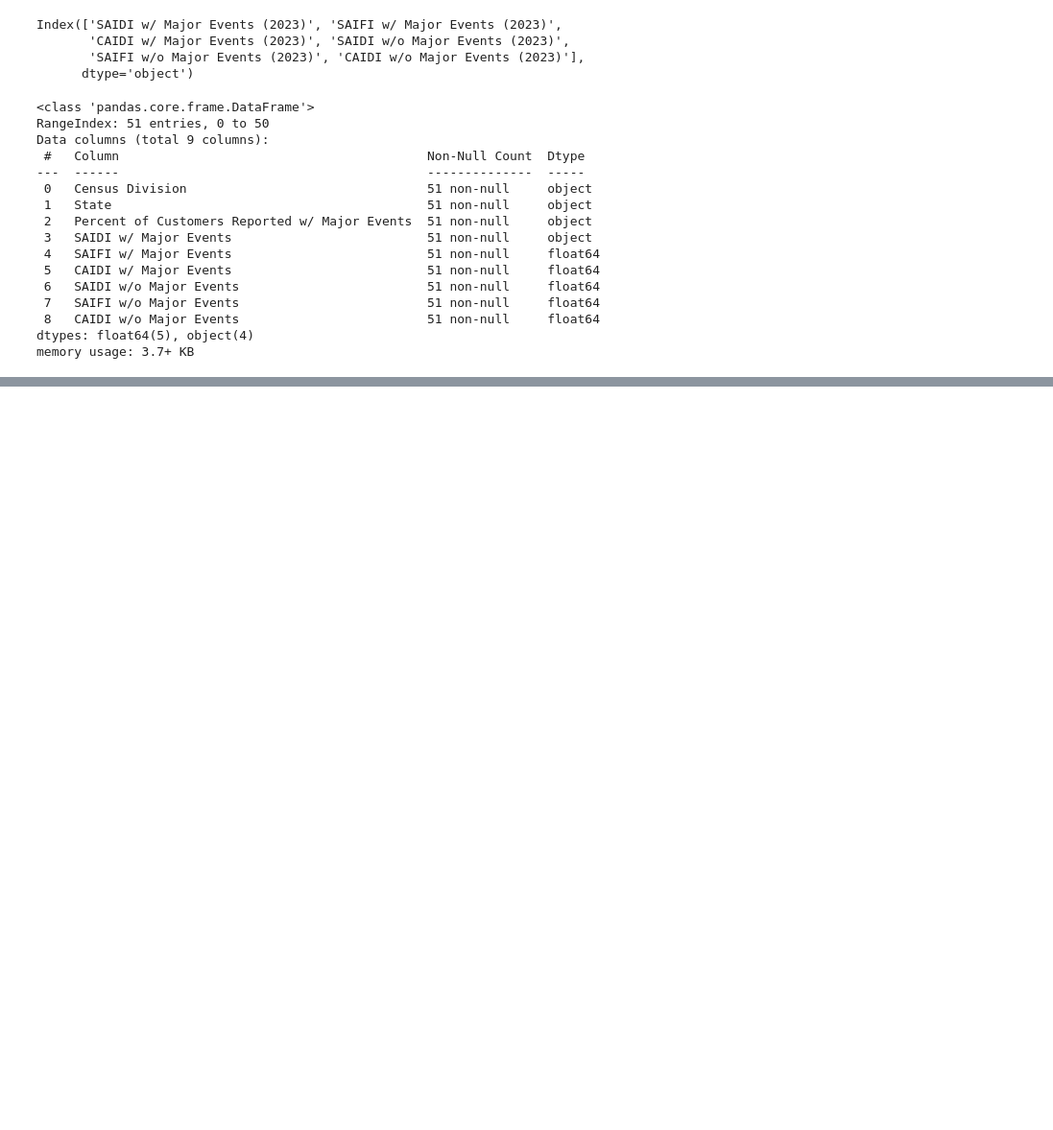
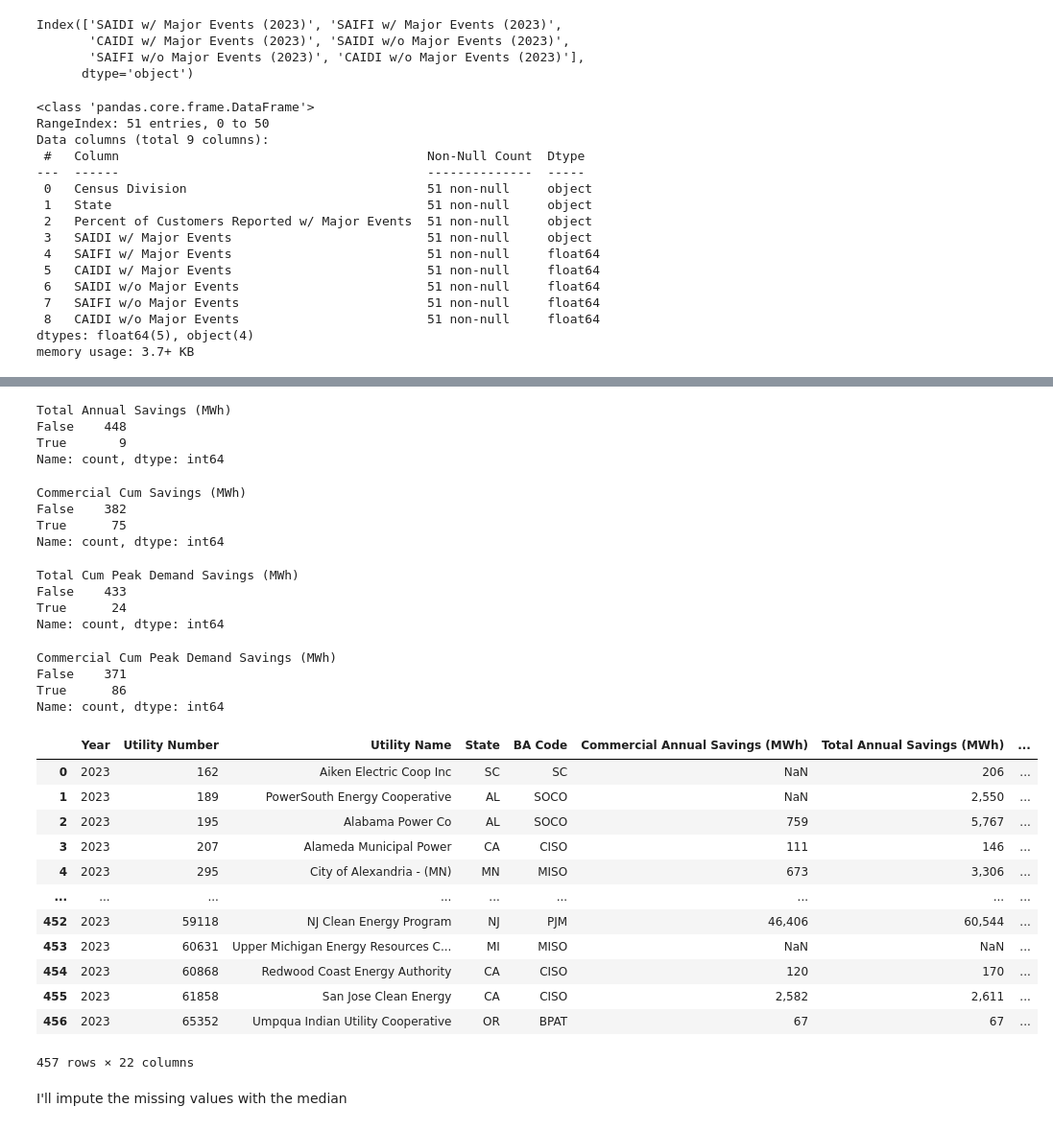
Before and after one commit to sabrinasayed99/Data_Center_Sites, a Jupyter notebook: cleaning.ipynb, the cells around one changed output, grey strips where cells are left out. Shown at 96% size. Saved outputs shown, nothing was run; the diff lists cells and outputs as text; code cells hidden in the pictures; blank space fills up the shorter version.

Commit message:
cleaning pt 3

```diff
--- a/cleaning.ipynb
+++ b/cleaning.ipynb
@@ -456,0 +661,4 @@ reliability_distribution['Percent of Customers Reported w/ Major Events'] = reli
+# %%
+# Convert Year column to int
+efficiency_df['Year'] = efficiency_df['Year'].astype(int)
+efficiency_df.info()
@@ -456,0 +683,4 @@ reliability_distribution['Percent of Customers Reported w/ Major Events'] = reli
+# %%
+# Convert Utility Number column to integer type
+efficiency_df['Utility Number'] = efficiency_df['Utility Number'].astype(int)
+efficiency_df.info()
@@ -456,0 +741,4 @@ reliability_distribution['Percent of Customers Reported w/ Major Events'] = reli
+# %%
+# Rename Nan values in BA Code column
+efficiency_df['BA Code'] = efficiency_df['BA Code'].fillna('Unknown')
+efficiency_df['BA Code'].isna().value_counts()
@@ -456,0 +812,12 @@ reliability_distribution['Percent of Customers Reported w/ Major Events'] = reli
+# %%
+# Drop the Industrial Annual Savings column, half of the values are missing and we will just prioritize Commercial buildings
+efficiency_df = efficiency_df.drop(columns=['Industrial Annual Savings (MWh)',
+                                            'Industrial Peak Demand Annual Savings (MW)',
+                                            'Industrial Cum Savings (MWh)',
+                                            'Industrial Cum Peak Demand Savings (MWh)',
+                                            'Industrial Annual Incent Cost (Thousand $)',
+                                            'Industrial Non-Incentive Annual Costs (Thousand $)',
+                                            'Industrial Incentive Cum Costs (Thousand $)',
+                                            'Industrial Non-Incentive Cum Costs (Thousand $)',
+                                            'Industrial Weighted Avg Life (Yrs)'
+                                            ])
@@ -456,0 +843,46 @@ reliability_distribution['Percent of Customers Reported w/ Major Events'] = reli
+# %%
+efficiency_df['Total Annual Savings (MWh)'].isna().value_counts()
+# %% [output]
+Total Annual Savings (MWh)
+False    448
+True       9
+Name: count, dtype: int64
+# %%
+efficiency_df['Commercial Cum Savings (MWh)'].isna().value_counts()
+# %% [output]
+Commercial Cum Savings (MWh)
+False    382
+True      75
+Name: count, dtype: int64
+# %%
+efficiency_df['Total Cum Peak Demand Savings (MWh)'].isna().value_counts()
+# %% [output]
+Total Cum Peak Demand Savings (MWh)
+False    433
+True      24
+Name: count, dtype: int64
+# %%
+efficiency_df['Commercial Cum Peak Demand Savings (MWh)'].isna().value_counts()
+# %% [output]
+Commercial Cum Peak Demand Savings (MWh)
+False    371
+True      86
+Name: count, dtype: int64
+# %%
+efficiency_df
+# %% [output]
+|  | Year | Utility Number | Utility Name | State | BA Code | Commercial Annual Savings (MWh) | Total Annual Savings (MWh) | ... |
+| 0 | 2023 | 162 | Aiken Electric Coop Inc | SC | SC | NaN | 206 | ... |
+| 1 | 2023 | 189 | PowerSouth Energy Cooperative | AL | SOCO | NaN | 2,550 | ... |
+| 2 | 2023 | 195 | Alabama Power Co | AL | SOCO | 759 | 5,767 | ... |
+| 3 | 2023 | 207 | Alameda Municipal Power | CA | CISO | 111 | 146 | ... |
+| 4 | 2023 | 295 | City of Alexandria - (MN) | MN | MISO | 673 | 3,306 | ... |
+| ... | ... | ... | ... | ... | ... | ... | ... | ... |
+| 452 | 2023 | 59118 | NJ Clean Energy Program | NJ | PJM | 46,406 | 60,544 | ... |
+| 453 | 2023 | 60631 | Upper Michigan Energy Resources C... | MI | MISO | NaN | NaN | ... |
+| 454 | 2023 | 60868 | Redwood Coast Energy Authority | CA | CISO | 120 | 170 | ... |
+| 455 | 2023 | 61858 | San Jose Clean Energy | CA | CISO | 2,582 | 2,611 | ... |
+| 456 | 2023 | 65352 | Umpqua Indian Utility Cooperative | OR | BPAT | 67 | 67 | ... |
+457 rows × 22 columns
+# %% [markdown]
+I'll impute the missing values with the median
```
Also changed, not shown: parts of 47 cells of this notebook, 2 other files.
